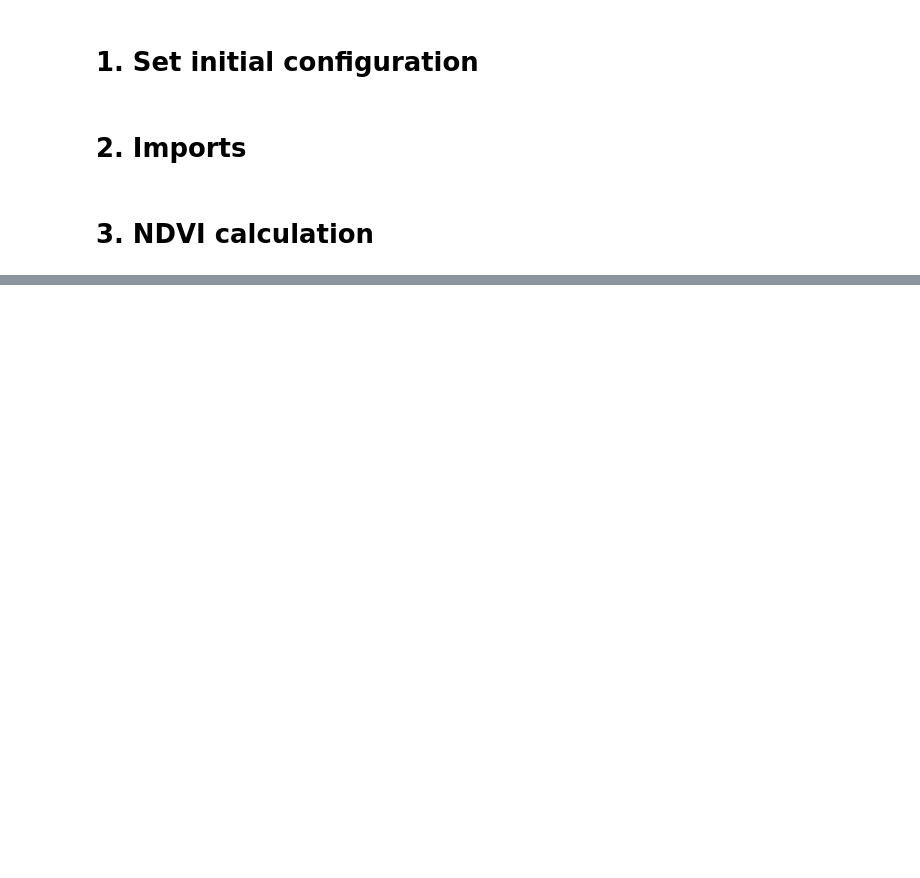
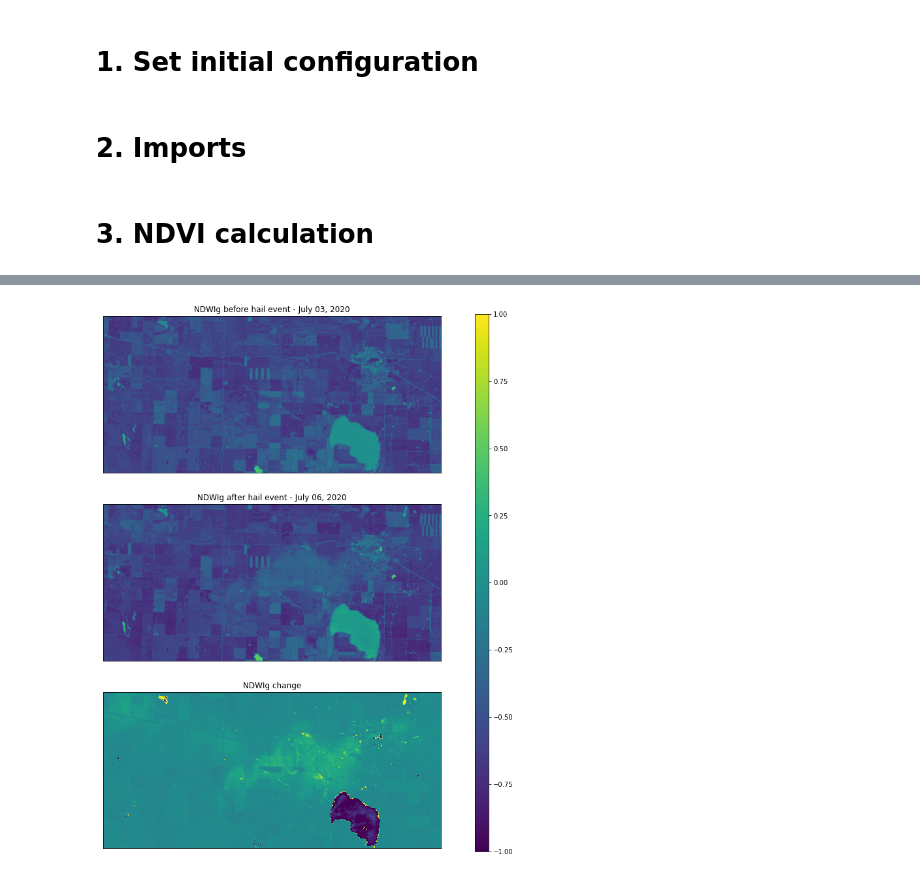
Before and after one commit to lugeo17/hail_damage_crops, a Jupyter notebook: SH_project.ipynb, the cells around one changed output, grey strips where cells are left out. Drawn from its saved outputs; the diff is of its cells as text; code cells hidden in the pictures; blank space fills up the shorter version.

Commit message:
Added NDWIg estimations, markdown and comments

```diff
--- a/SH_project.ipynb
+++ b/SH_project.ipynb
@@ -342,0 +411,38 @@ MAIN REMARKS:
+# %%
+#Application of formula (NDWIgprehail - NDWIgposthail)/(NDWIgprehail + NDWIgposthail) to define the change
+
+NDWIchange03_06 = (response[0]-response1[0])/((response[0]+response1[0]))
+NDWIchange03_16 = (response[0]-response2[0])/((response[0]+response2[0]))
+NDWIchange03_28 = (response[0]-response3[0])/((response[0]+response3[0]))
+# %%
+#Plot 3 images: pre-hail event, post-hail event (July 6) and the magnitude of change between both images
+
+ndwi_july3 = response[0]
+ndwi_july6 = response1[0]
+fig, (ax0,ax1,ax2) = plt.subplots(nrows=3, ncols=1, figsize=(15, 15))
+
+im = ax0.imshow(ndwi_july3)
+im = ax0.imshow(ndwi_july3, vmin=-1.0, vmax=1.0)
+divider = make_axes_locatable(ax0)
+ax0.set_title('NDWIg before hail event - July 03, 2020')
+ax0.set_xticks([])
+ax0.set_yticks([])
+
+im2 = ax1.imshow(ndwi_july6)
+im2 = ax1.imshow(ndwi_july6, vmin=-1.0, vmax=1.0)
+divider = make_axes_locatable(ax1)
+ax1.set_title('NDWIg after hail event - July 06, 2020')
+ax1.set_xticks([])
+ax1.set_yticks([])
+
+im3 = ax2.imshow(NDWIchange03_06)
+im3 = ax2.imshow(NDWIchange03_06, vmin=-1.0, vmax=1.0)
+divider = make_axes_locatable(ax2)
+ax2.set_title('NDWIg change')
+ax2.set_xticks([])
+ax2.set_yticks([])
+
+cb_ax = fig.add_axes([0.80, 0.121, 0.02, 0.762])
+cbar = fig.colorbar(im, cax=cb_ax)
+# %% [output]
+[figure, added]
```
Also changed, not shown: parts of 51 cells of this notebook.
